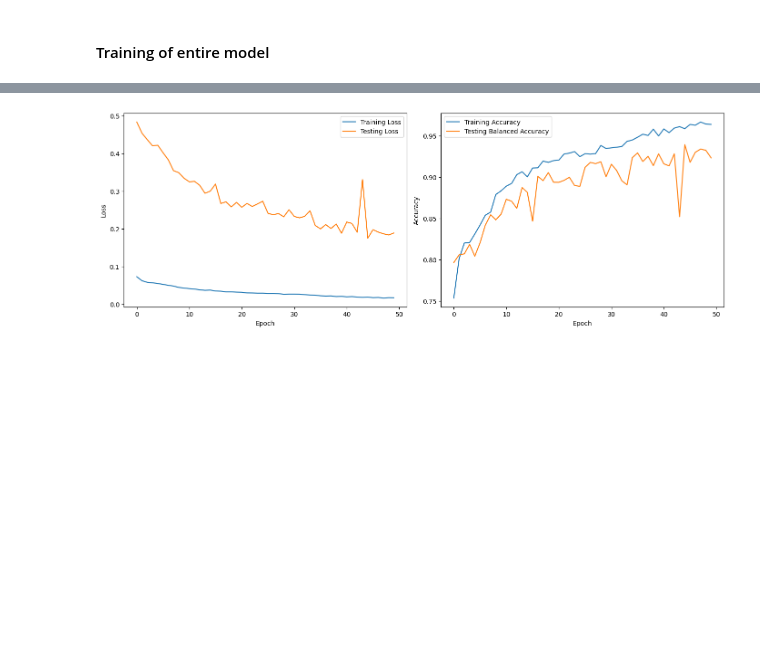
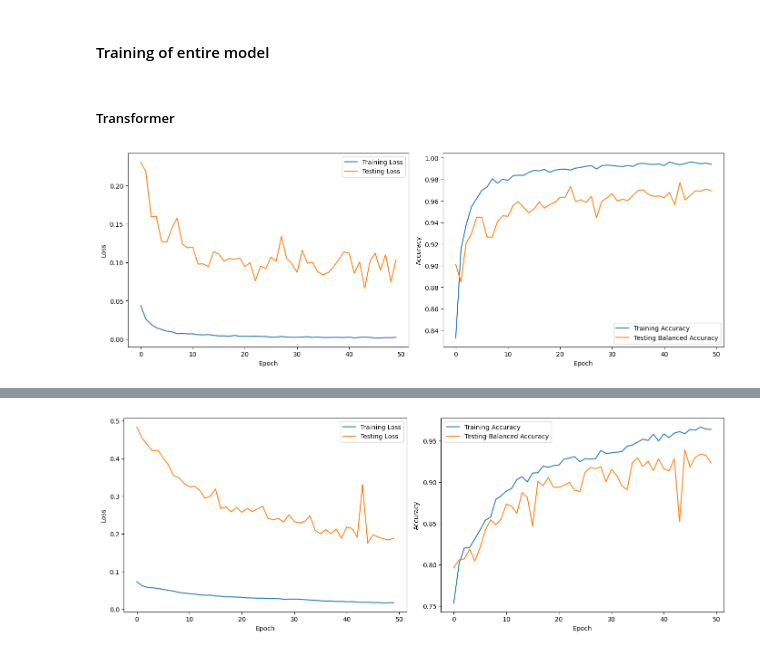
Before and after one commit to jlohunecke/ML4HC_project2, a Jupyter notebook: proj2_pt2.ipynb, the cells around one changed output, grey strips where cells are left out. Drawn from its saved outputs; the diff is of its cells as text; code cells hidden in the pictures; blank space fills up the shorter version.

```diff
--- a/proj2_pt2.ipynb
+++ b/proj2_pt2.ipynb
@@ -844,16 +908,16 @@ class FinetunedModel(nn.Module):
 # %%
-finetuned_model_1 = FinetunedModel().to(device)
+finetuned_model_cpc_1 = FinetunedModelCPC().to(device)
 criterion = nn.BCEWithLogitsLoss()
-optimizer = torch.optim.Adam(finetuned_model_1.parameters(), lr=3e-4)
+optimizer = torch.optim.Adam(finetuned_model_cpc_1.parameters(), lr=3e-4)
 # %%
 num_epochs = 50
 
-for name, param in finetuned_model_1.named_parameters():
+for name, param in finetuned_model_cpc_1.named_parameters():
     if 'fc_out' not in name:
         param.requires_grad = False
 
-model_name = 'finetuned_model_1'
-train_model(finetuned_model_1, model_name, criterion, optimizer, X_train_dataloader_ptb, X_test_tensor_ptb, y_test_tensor_ptb, num_epochs=num_epochs, truncate=False, ret_weights=False)
+model_name = 'finetuned_model_cpc_1'
+train_model(finetuned_model_cpc_1, model_name, criterion, optimizer, X_train_dataloader_ptb, X_test_tensor_ptb, y_test_tensor_ptb, num_epochs=num_epochs, truncate=False, ret_weights=False)
 # %%
 plot_acc_and_loss(model_name, num_epochs)
 # %% [output]
@@ -880,3 +944,17 @@ Number of parameters: 6
 Accuracy: 0.7223, Loss: 0.5854, Balanced Accuracy: 0.5
 # %% [markdown]
 #### Training of entire model
+# %% [markdown]
+##### Transformer
+# %%
+finetuned_model_transformer_2 = FinetunedModelTransfomer(input_size, output_size).to(device)
+criterion = nn.BCEWithLogitsLoss()
+optimizer = torch.optim.Adam(finetuned_model_transformer_2.parameters(), lr=3e-4)
+# %%
+num_epochs = 50
+model_name = 'finetuned_model_transformer_2'
+train_model(finetuned_model_transformer_2, model_name, criterion, optimizer, X_train_dataloader_ptb, X_test_tensor_ptb, y_test_tensor_ptb, num_epochs=num_epochs, truncate=False, ret_weights=False)
+# %%
+plot_acc_and_loss(model_name, num_epochs)
+# %% [output]
+[figure, added]
```
Also changed, not shown: parts of 28 cells of this notebook, 9 other files.
